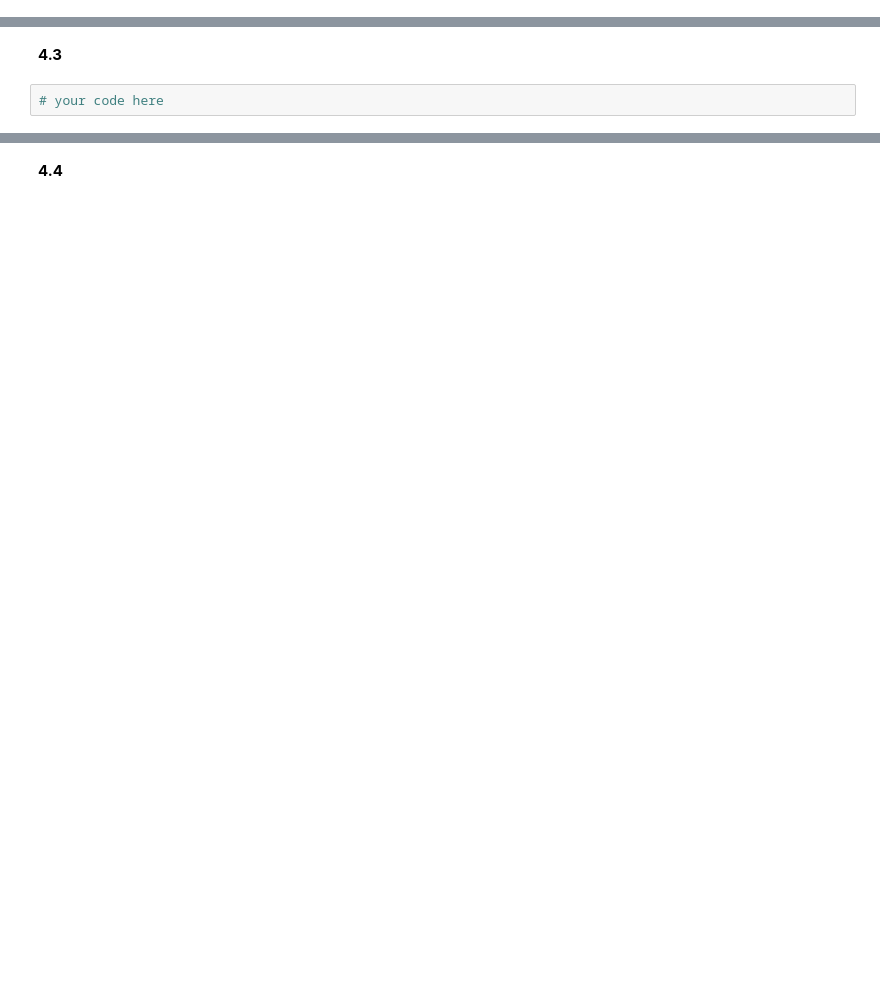
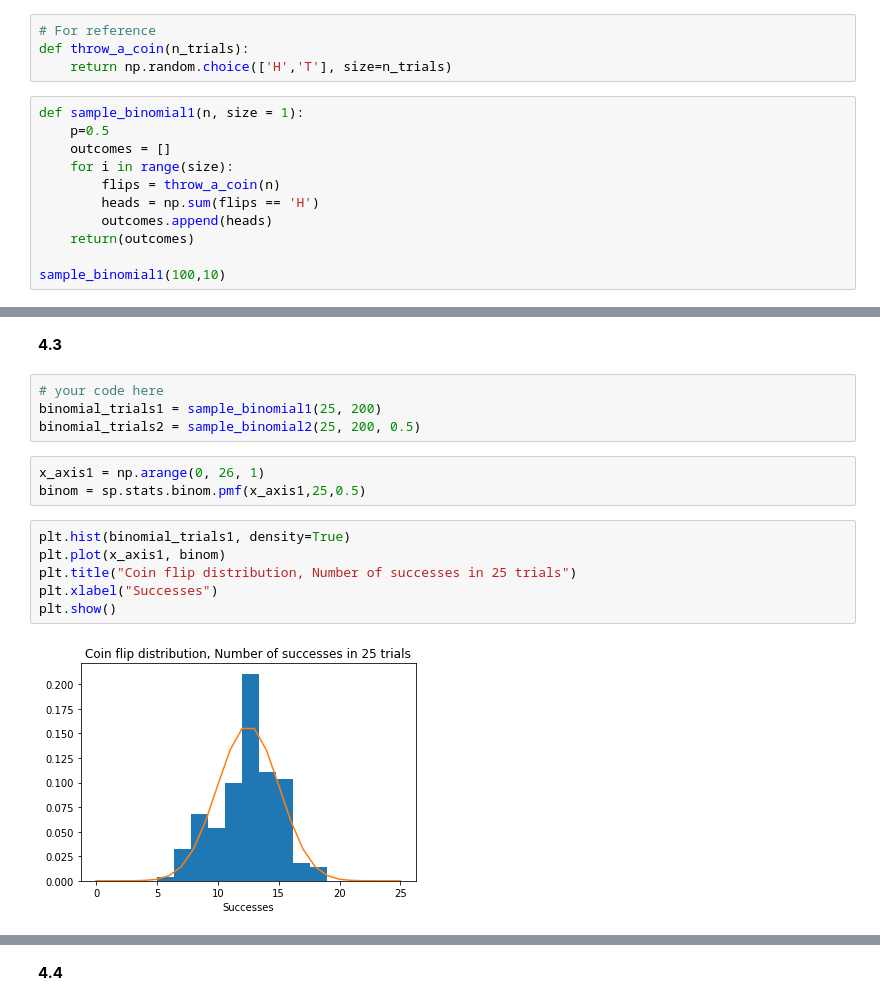
Before and after one commit to HaydenSansum/Preprep, a Jupyter notebook: pretest 2019/IACS_HW0_2019-HS.ipynb, the cells around one changed output, grey strips where cells are left out. Drawn from its saved outputs; the diff is of its cells as text; blank space fills up the shorter version.

```diff
--- a/pretest 2019/IACS_HW0_2019-HS.ipynb
+++ b/pretest 2019/IACS_HW0_2019-HS.ipynb
@@ -852,0 +849,15 @@ np.random.binomial(n, p, size=None)
+# %%
+# For reference
+def throw_a_coin(n_trials):
+    return np.random.choice(['H','T'], size=n_trials)
+# %%
+def sample_binomial1(n, size = 1):
+    p=0.5
+    outcomes = []
+    for i in range(size):
+        flips = throw_a_coin(n)
+        heads = np.sum(flips == 'H')
+        outcomes.append(heads)
+    return(outcomes)
+
+sample_binomial1(100,10)
@@ -857,4 +880,17 @@ np.random.binomial(n, p, size=None)
 # %% [markdown]
 **4.3**
-# %%
-# your code here
+# %%
+# your code here
+binomial_trials1 = sample_binomial1(25, 200)
+binomial_trials2 = sample_binomial2(25, 200, 0.5)
+# %%
+x_axis1 = np.arange(0, 26, 1)
+binom = sp.stats.binom.pmf(x_axis1,25,0.5)
+# %%
+plt.hist(binomial_trials1, density=True)
+plt.plot(x_axis1, binom)
+plt.title("Coin flip distribution, Number of successes in 25 trials")
+plt.xlabel("Successes")
+plt.show()
+# %% [output]
+[figure, added]
```
Also changed, not shown: parts of 15 cells of this notebook.
